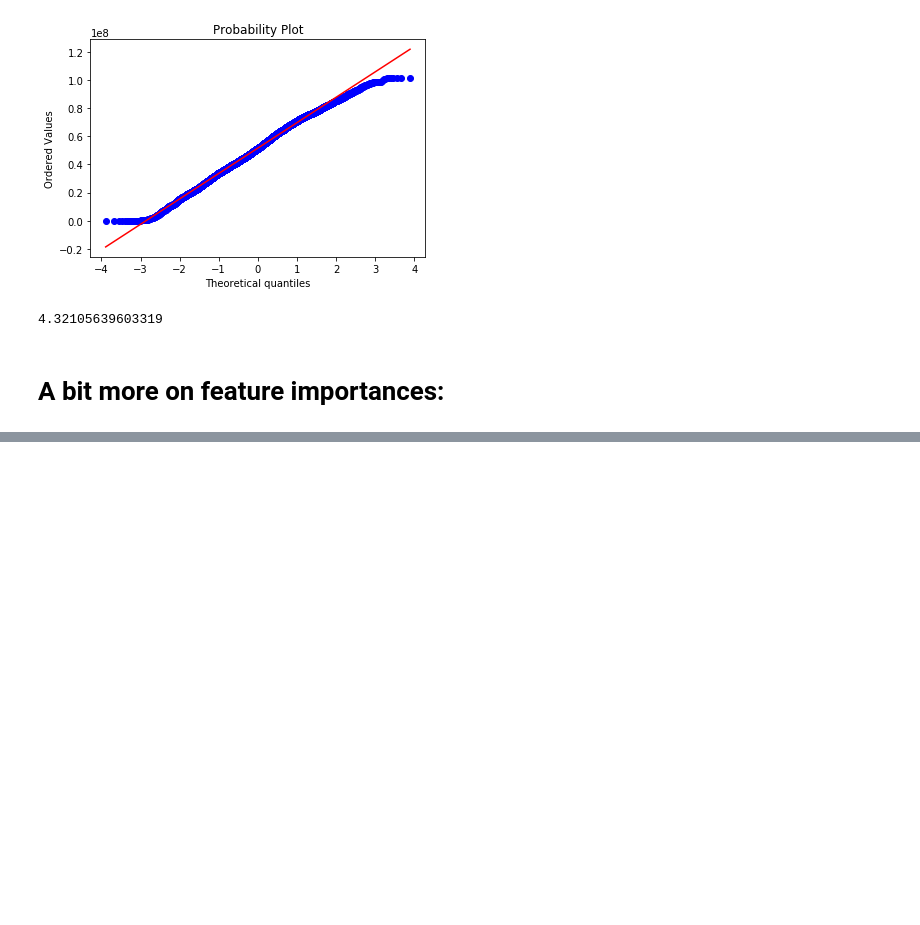
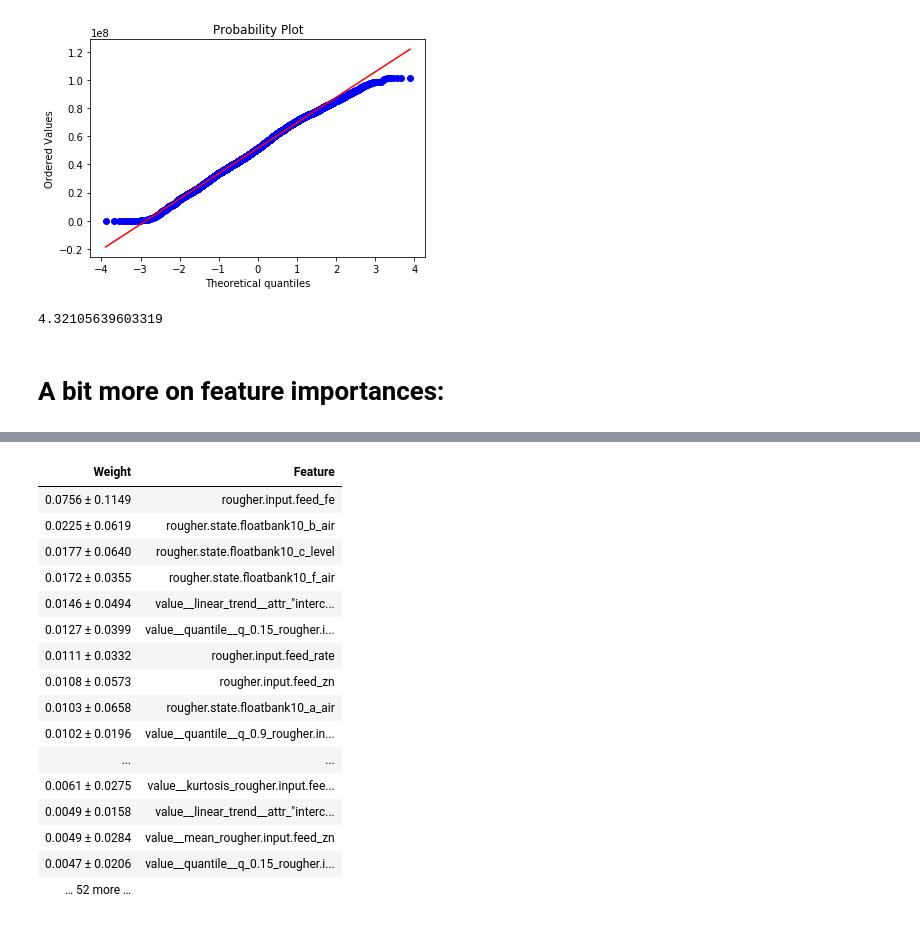
Before and after one commit to AntonBiryukovUofC/unearthed-zinc, a Jupyter notebook: notebooks/BasicEDA.ipynb, the cells around one changed output, grey strips where cells are left out. Cells and saved outputs as stored; diff of their text form; code cells hidden in the pictures; blank space fills up the shorter version.

```diff
--- a/notebooks/BasicEDA.ipynb
+++ b/notebooks/BasicEDA.ipynb
@@ -551,0 +627,24 @@ model_xgb = xgb.XGBRegressor(colsample_bytree=0.4603, gamma=0.0468,
+# %%
+import eli5
+from eli5.sklearn import PermutationImportance
+
+perm = PermutationImportance(model_xgb, random_state=1,cv = 5,n_iter = 4).fit(X, y)
+eli5.show_weights(perm, feature_names = X.columns.tolist())
+# %% [output]
+| Weight | Feature |
+| 0.0756 ± 0.1149 | rougher.input.feed_fe |
+| 0.0225 ± 0.0619 | rougher.state.floatbank10_b_air |
+| 0.0177 ± 0.0640 | rougher.state.floatbank10_c_level |
+| 0.0172 ± 0.0355 | rougher.state.floatbank10_f_air |
+| 0.0146 ± 0.0494 | value__linear_trend__attr_"interc... |
+| 0.0127 ± 0.0399 | value__quantile__q_0.15_rougher.i... |
+| 0.0111 ± 0.0332 | rougher.input.feed_rate |
+| 0.0108 ± 0.0573 | rougher.input.feed_zn |
+| 0.0103 ± 0.0658 | rougher.state.floatbank10_a_air |
+| 0.0102 ± 0.0196 | value__quantile__q_0.9_rougher.in... |
+| ... | ... |
+| 0.0061 ± 0.0275 | value__kurtosis_rougher.input.fee... |
+| 0.0049 ± 0.0158 | value__linear_trend__attr_"interc... |
+| 0.0049 ± 0.0284 | value__mean_rougher.input.feed_zn |
+| 0.0047 ± 0.0206 | value__quantile__q_0.15_rougher.i... |
+| … 52 more … |  |
```
Also changed, not shown: parts of 5 cells of this notebook, 13 other files.
